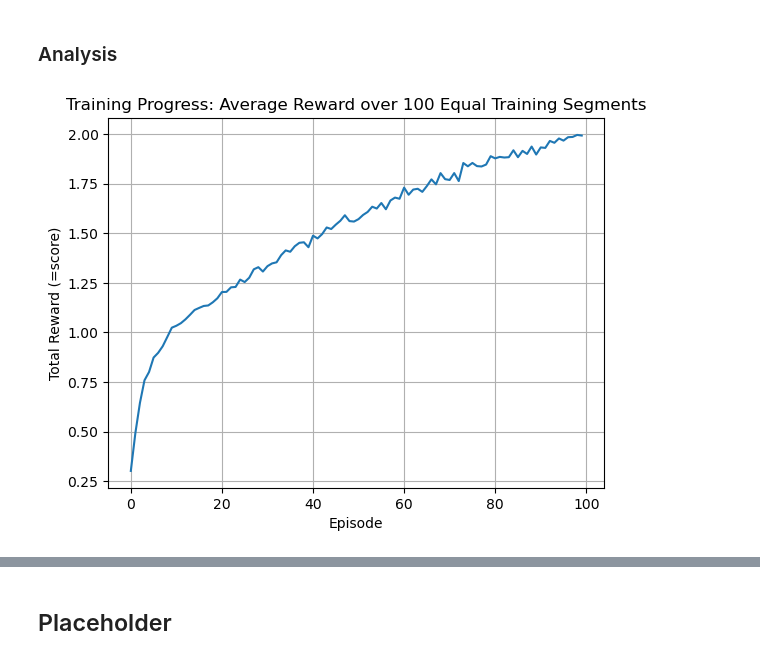
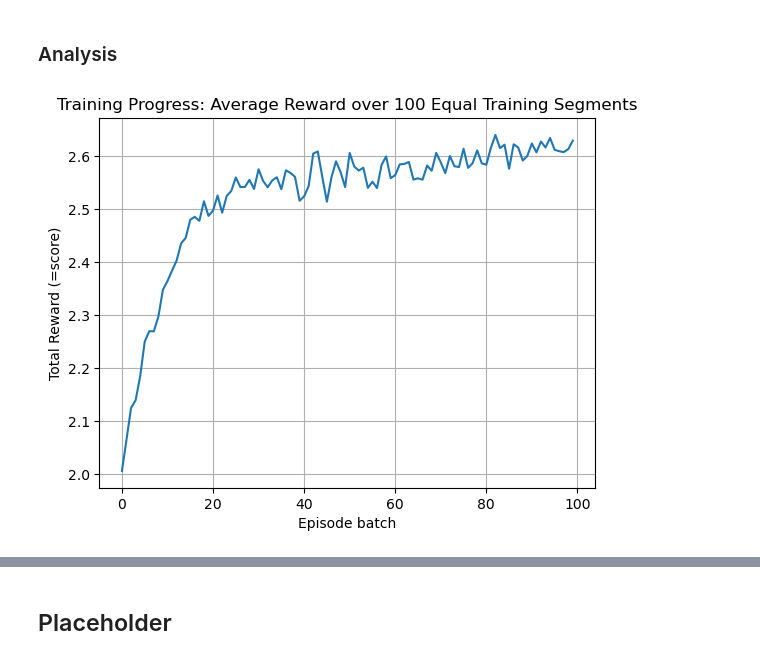
Before and after one commit to William-Pig/tetris_ai, a Jupyter notebook: main.ipynb, the cells around one changed output, grey strips where cells are left out. Cells and saved outputs as stored; diff of their text form; code cells hidden in the pictures.

```diff
--- a/main.ipynb
+++ b/main.ipynb
@@ -461,4 +460,6 @@ for ep in progress_bar:
     rolling_window.append(total_reward)
     rolling_sum += total_reward
     avg_rolling_reward = rolling_sum / len(rolling_window)
-    progress_bar.set_description(f'Training agent | rolling reward: {avg_rolling_reward} | epsilon: {epsilon}')
+    progress_bar.set_description(
+        f'Training agent | rolling reward: {round(avg_rolling_reward,2)} | epsilon: {round(epsilon,2)}'
+        )
@@ -472,0 +478,21 @@ with open("tabular_qlearning_results.pkl", "wb") as f:
+# %%
+"""Q-learning parameters"""
+alpha = 0.2  # learning rate
+gamma = 0.9  # discount factor
+
+epsilon = 0.1  # exploration rate (starting value, lower since it's already trained)
+epsilon_min = 0.01  # minimum epsilon
+epsilon_decay = 0.99999
+
+num_episodes = 1_000_000 #1_000_000
+max_steps_per_episode = 500
+# %%
+"""Start from existing trained Q-table (make sure you already have a trained Q-table as pickle!)"""
+env = TetrisGym(width=6, height=6, state_mode='flat')  # Initialize the environment
+
+# load both trained Q-table and the reward history
+with open("tabular_qlearning_results.pkl", "rb") as f:
+    data = pickle.load(f)
+Q_table = data["Q_table"]
+Q = defaultdict(lambda: np.zeros(env.get_action_space_size()), Q_table)  # defaultdict for agent access
+episode_rewards = data["episode_rewards"]
@@ -473,3 +545,11 @@ with open("tabular_qlearning_results.pkl", "wb") as f:
+# %%
+save_data = {
+    "Q_table": dict(Q),  # convert defaultdict to dict for safety
+    "episode_rewards": episode_rewards
+}
+
+with open("tabular_qlearning_results.pkl", "wb") as f:
+    pickle.dump(save_data, f)
 # %% [markdown]
 ### Analysis
 # %%
@@ -480,13 +560,13 @@ Q_table = data["Q_table"]
 episode_rewards = data["episode_rewards"]
 # %%
 plt.plot(np.mean(np.array_split(episode_rewards, 100),axis=1))
-plt.xlabel('Episode')
+plt.xlabel('Episode batch')
 plt.ylabel('Total Reward (=score)')
 plt.title('Training Progress: Average Reward over 100 Equal Training Segments')
 plt.grid(True)
 plt.show()
 # %% [output]
-[figure, old version]
+[figure, new version]
 # %%
 def evaluate_trained_policy(env, Q, num_episodes=1000):
     """Evaluate the policy with no exploration"""
```
Also changed, not shown: parts of 11 cells of this notebook, 2 other files.
